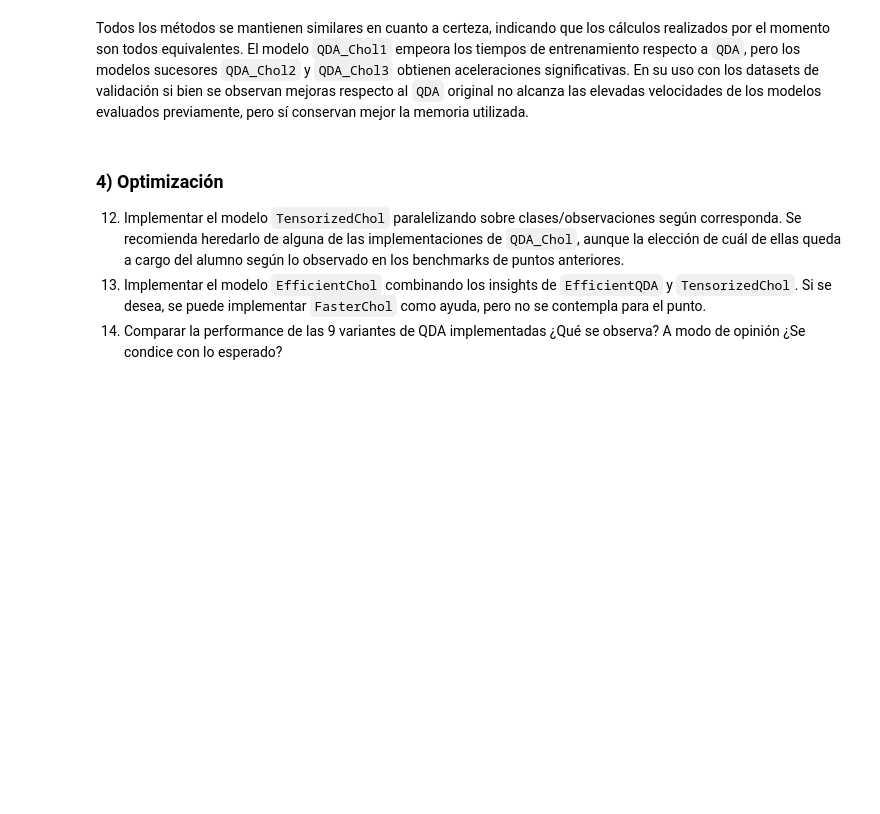
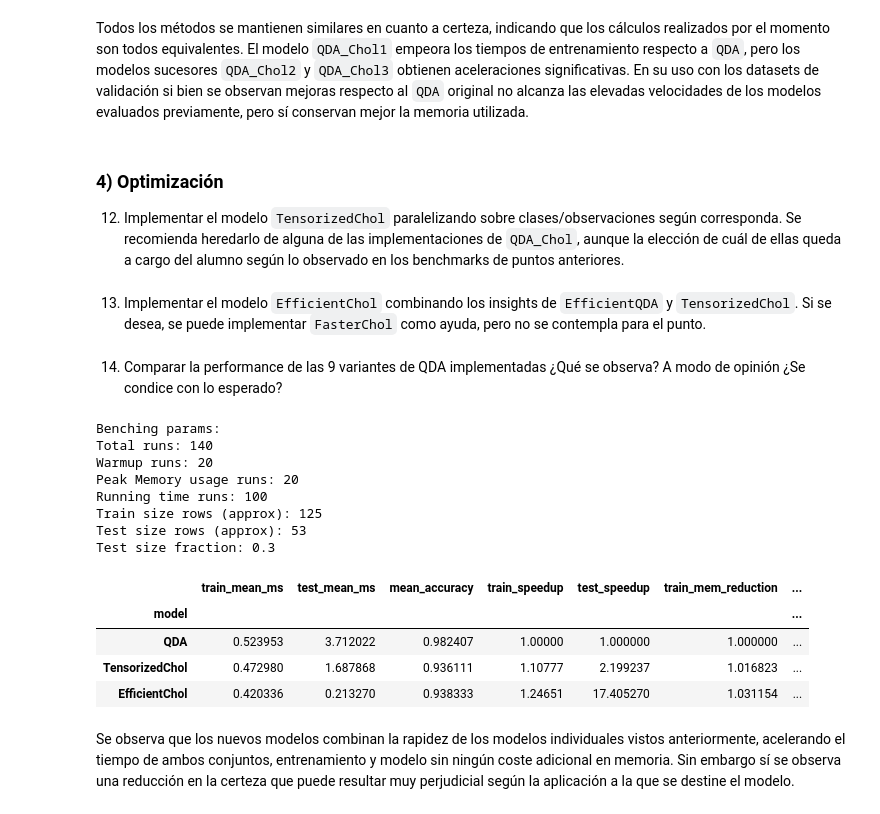
Before and after one commit to RodriMesa/AMIA, a Jupyter notebook: AMIA_2025_TP1.ipynb, the cells around one changed output. Drawn from its saved outputs; the diff is of its cells as text; code cells hidden in the pictures; blank space fills up the shorter version.

Commit message:
Diagonalization + Chol models ready.

```diff
--- a/AMIA_2025_TP1.ipynb
+++ b/AMIA_2025_TP1.ipynb
@@ -815,5 +797,25 @@ Todos los métodos se mantienen similares en cuanto a certeza, indicando que los
 ### 4) Optimización
 
 12. Implementar el modelo `TensorizedChol` paralelizando sobre clases/observaciones según corresponda. Se recomienda heredarlo de alguna de las implementaciones de `QDA_Chol`, aunque la elección de cuál de ellas queda a cargo del alumno según lo observado en los benchmarks de puntos anteriores.
-13. Implementar el modelo `EfficientChol` combinando los insights de `EfficientQDA` y `TensorizedChol`. Si se desea, se puede implementar `FasterChol` como ayuda, pero no se contempla para el punto.
-13. Comparar la performance de las 9 variantes de QDA implementadas ¿Qué se observa? A modo de opinión ¿Se condice con lo esperado?
+# %%
+class TensorizedChol(QDA_Chol3):
+
+    def _fit_params(self, X, y):
+        # ask plain QDA to fit params
+        super()._fit_params(X,y)
+
+        # stack onto new dimension
+        self.tensor_L_invs = np.stack(self.L_invs)
+        self.tensor_means = np.stack(self.means)
+
+    def _predict_log_conditionals(self,x):
+        unbiased_x = x - self.tensor_means
+        y = np.matmul(self.tensor_L_invs, unbiased_x)
+
+        return -np.log(np.diagonal(self.tensor_L_invs, axis1=1, axis2=2)).sum(axis=1) - 0.5 * (y**2).sum(axis=1).squeeze(-1)
+
+    def _predict_one(self, x):
+        # return the class that has maximum a posteriori probability
+        return np.argmax(self.log_a_priori + self._predict_log_conditionals(x))
+# %% [markdown]
+13. Implementar el modelo `EfficientChol` combinando los insights de `EfficientQDA` y `TensorizedChol`. Si se desea, se puede implementar `FasterChol` como ayuda, pero no se contempla para el punto.
@@ -819,0 +849,39 @@ Todos los métodos se mantienen similares en cuanto a certeza, indicando que los
+# %% [markdown]
+14. Comparar la performance de las 9 variantes de QDA implementadas ¿Qué se observa? A modo de opinión ¿Se condice con lo esperado?
+# %%
+b = Benchmark(
+    X_full, y_full_encoded,
+    n_runs = 100,
+    warmup = 20,
+    mem_runs = 20,
+    test_sz = 0.3,
+    same_splits = False
+)
+
+to_bench = [QDA, TensorizedChol, EfficientChol]
+
+for model in to_bench:
+    b.bench(model)
+
+summ = b.summary(baseline='QDA')
+summ[[
+    'train_mean_ms', 'test_mean_ms','mean_accuracy',
+    'train_speedup', 'test_speedup',
+    'train_mem_reduction', 'test_mem_reduction'
+]]
+# %% [output]
+Benching params:
+Total runs: 140
+Warmup runs: 20
+Peak Memory usage runs: 20
+Running time runs: 100
+Train size rows (approx): 125
+Test size rows (approx): 53
+Test size fraction: 0.3
+|  | train_mean_ms | test_mean_ms | mean_accuracy | train_speedup | test_speedup | train_mem_reduction | ... |
+| model |  |  |  |  |  |  | ... |
+| QDA | 0.523953 | 3.712022 | 0.982407 | 1.00000 | 1.000000 | 1.000000 | ... |
+| TensorizedChol | 0.472980 | 1.687868 | 0.936111 | 1.10777 | 2.199237 | 1.016823 | ... |
+| EfficientChol | 0.420336 | 0.213270 | 0.938333 | 1.24651 | 17.405270 | 1.031154 | ... |
+# %% [markdown]
+Se observa que los nuevos modelos combinan la rapidez de los modelos individuales vistos anteriormente, acelerando el tiempo de ambos conjuntos, entrenamiento y modelo sin ningún coste adicional en memoria. Sin embargo sí se observa una reducción en la certeza que puede resultar muy perjudicial según la aplicación a la que se destine el modelo.
```
Also changed, not shown: parts of 8 cells of this notebook.
